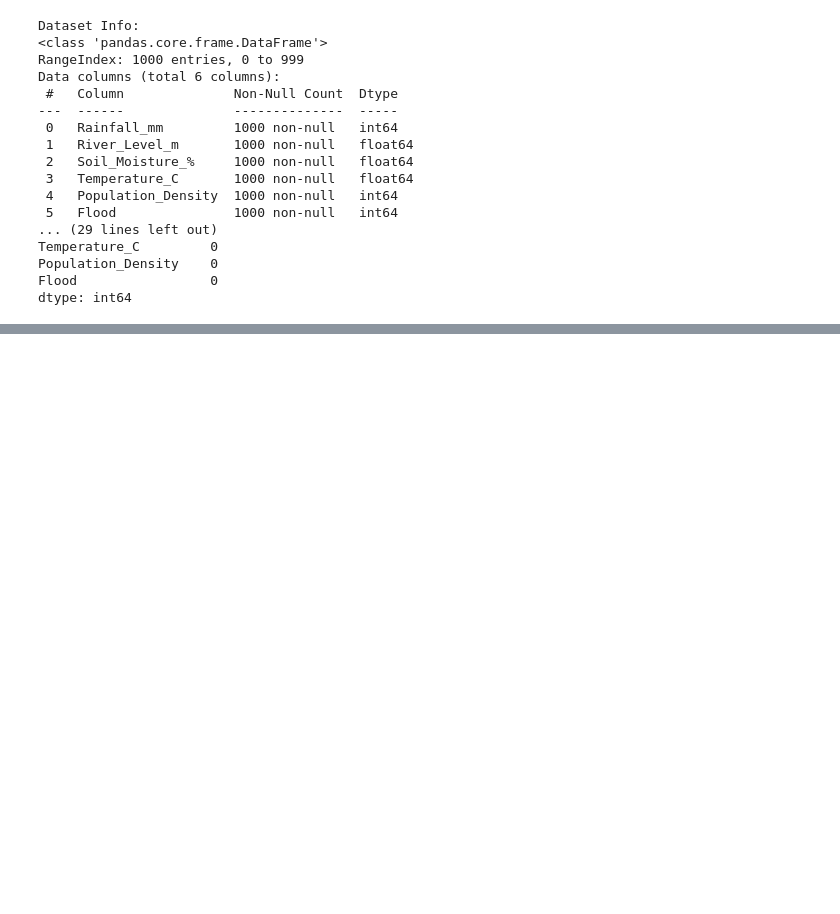
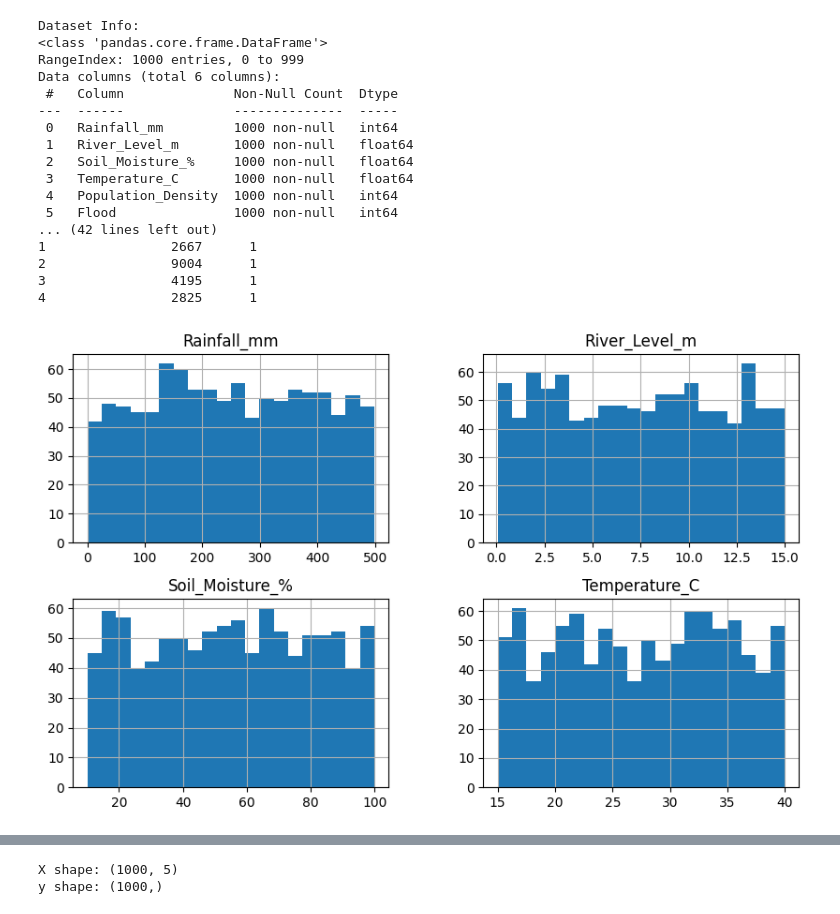
Before and after one commit to jaisurya36/flood_dataset, a Jupyter notebook: flood_project.ipynb, the cells around one changed output, grey strips where cells are left out. Cells and saved outputs as stored; diff of their text form; code cells hidden in the pictures; blank space fills up the shorter version.

Commit message:
Updated Week 2: Added EDA, transformation, and feature selection

```diff
--- a/flood_project.ipynb
+++ b/flood_project.ipynb
@@ -1,31 +1,96 @@
 # %%
 import pandas as pd
 
 # Load dataset (make sure flood_dataset.csv is in the same folder)
 df = pd.read_csv("flood_dataset.csv")
 
 # Explore dataset
 print("Dataset Info:")
 print(df.info())
 print("\nDataset Summary:")
 print(df.describe())
 print("\nMissing Values:")
 print(df.isnull().sum())
+
+
+
+
+# ======================
+# Week 2: Exploratory Data Analysis (EDA)
+# ======================
+
+import matplotlib.pyplot as plt
+import seaborn as sns
+
+# First few rows
+print(df.head())
+
+# Distribution of numerical features
+df[['Rainfall_mm', 'River_Level_m', 'Soil_Moisture_%', 'Temperature_C']].hist(figsize=(10,6), bins=20)
+plt.show()
+
+# Flood distribution
+sns.countplot(x='Flood', data=df)
+plt.title("Flood Distribution (0 = No Flood, 1 = Flood)")
+plt.show()
+
+# Relationship: City-wise plot skipped since dataset has no City column
+# Instead, check how Flood relates to rainfall and river level
+plt.figure(figsize=(10,6))
+sns.boxplot(x='Flood', y='Rainfall_mm', data=df)
+plt.title("Rainfall vs Flood")
+plt.show()
+
+plt.figure(figsize=(10,6))
+sns.boxplot(x='Flood', y='River_Level_m', data=df)
+plt.title("River Level vs Flood")
+plt.show()
+
+
+# ======================
+# Week 2: Data Transformation
+# ======================
+
+# Handle missing values (if any)
+df.fillna(df.mean(numeric_only=True), inplace=True)
+
+# Encode Flood (already 0/1 so no mapping needed, but keep for clarity)
+df['Flood_Code'] = df['Flood'].map({0:0, 1:1})
+
+print(df[['Flood', 'Flood_Code']].head())
+
+
+# ======================
+# Week 2: Feature Selection (Correlation)
+# ======================
+
+plt.figure(figsize=(8,6))
+sns.heatmap(df.corr(), annot=True, cmap="coolwarm", fmt=".2f")
+plt.title("Feature Correlation Heatmap")
+plt.show()
+
+# Example: Select important features
+X = df[['Rainfall_mm', 'River_Level_m', 'Soil_Moisture_%', 'Temperature_C', 'Population_Density']]
+y = df['Flood_Code']
+
+print("X shape:", X.shape)
+print("y shape:", y.shape)
 # %% [output]
 Dataset Info:
 <class 'pandas.core.frame.DataFrame'>
 RangeIndex: 1000 entries, 0 to 999
 Data columns (total 6 columns):
  #   Column              Non-Null Count  Dtype
 ---  ------              --------------  -----
  0   Rainfall_mm         1000 non-null   int64
  1   River_Level_m       1000 non-null   float64
  2   Soil_Moisture_%     1000 non-null   float64
  3   Temperature_C       1000 non-null   float64
  4   Population_Density  1000 non-null   int64
  5   Flood               1000 non-null   int64
-... (29 lines left out)
-Temperature_C         0
-Population_Density    0
-Flood                 0
-dtype: int64
+... (42 lines left out)
+1                2667      1
+2                9004      1
+3                4195      1
+4                2825      1
+[figure, added]
@@ -31,0 +107,2 @@ dtype: int64
+X shape: (1000, 5)
+y shape: (1000,)
```
Also changed, not shown: parts of 1 cell of this notebook.
